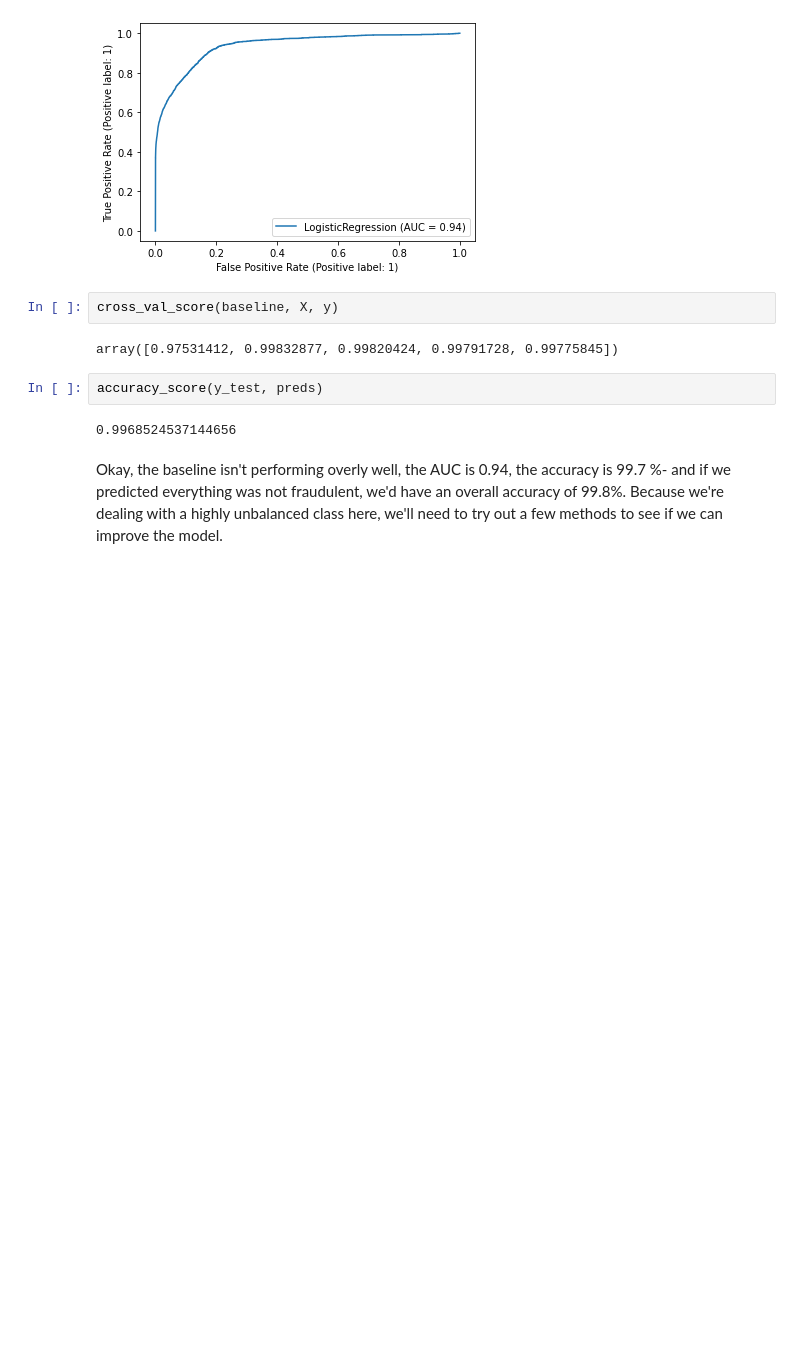
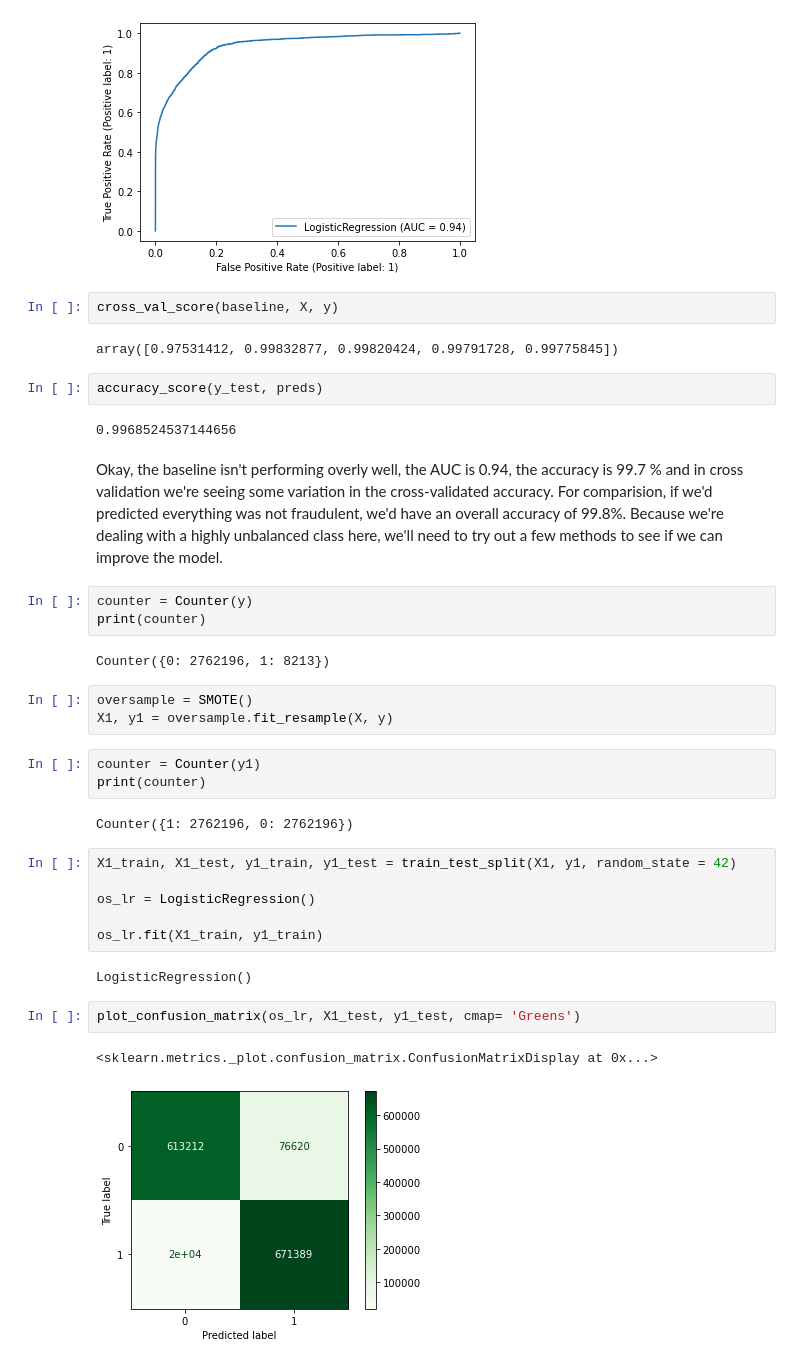
Before and after one commit to kduane/fake_fraud, a Jupyter notebook: modeling.ipynb, the cells around one changed output. Drawn from its saved outputs; the diff is of its cells as text; blank space fills up the shorter version.

Commit message:
added SMOTE over, under and balancing techniques to compare effects on model

```diff
--- a/modeling.ipynb
+++ b/modeling.ipynb
@@ -124,4 +119,30 @@ accuracy_score(y_test, preds)
 # %% [output]
 0.9968524537144656
 # %% [markdown]
-Okay, the baseline isn't performing overly well, the AUC is 0.94, the accuracy is 99.7 %-  and if we predicted everything was not fraudulent, we'd have an overall accuracy of 99.8%.  Because we're dealing with a highly unbalanced class here, we'll need to try out a few methods to see if we can improve the model.
+Okay, the baseline isn't performing overly well, the AUC is 0.94, the accuracy is 99.7 % and in cross validation we're seeing some variation in the cross-validated accuracy.  For comparision, if we'd predicted everything was not fraudulent, we'd have an overall accuracy of 99.8%.  Because we're dealing with a highly unbalanced class here, we'll need to try out a few methods to see if we can improve the model.
+# %%
+counter = Counter(y)
+print(counter)
+# %% [output]
+Counter({0: 2762196, 1: 8213})
+# %%
+oversample = SMOTE()
+X1, y1 = oversample.fit_resample(X, y)
+# %%
+counter = Counter(y1)
+print(counter)
+# %% [output]
+Counter({1: 2762196, 0: 2762196})
+# %%
+X1_train, X1_test, y1_train, y1_test = train_test_split(X1, y1, random_state = 42)
+
+os_lr = LogisticRegression()
+
+os_lr.fit(X1_train, y1_train)
+# %% [output]
+LogisticRegression()
+# %%
+plot_confusion_matrix(os_lr, X1_test, y1_test, cmap= 'Greens')
+# %% [output]
+<sklearn.metrics._plot.confusion_matrix.ConfusionMatrixDisplay at 0x...>
+[figure, added]
```
Also changed, not shown: parts of 13 cells of this notebook.
